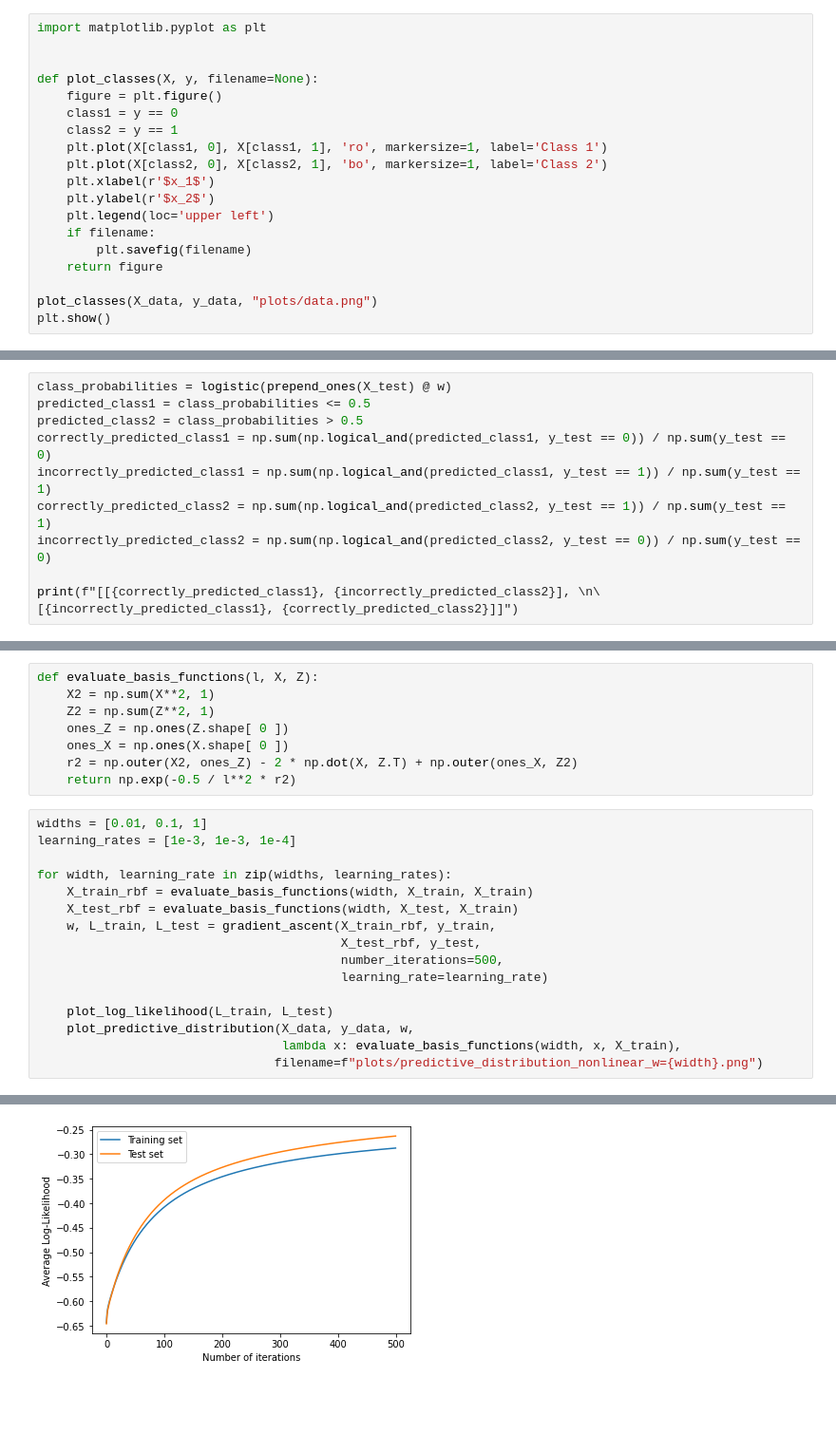
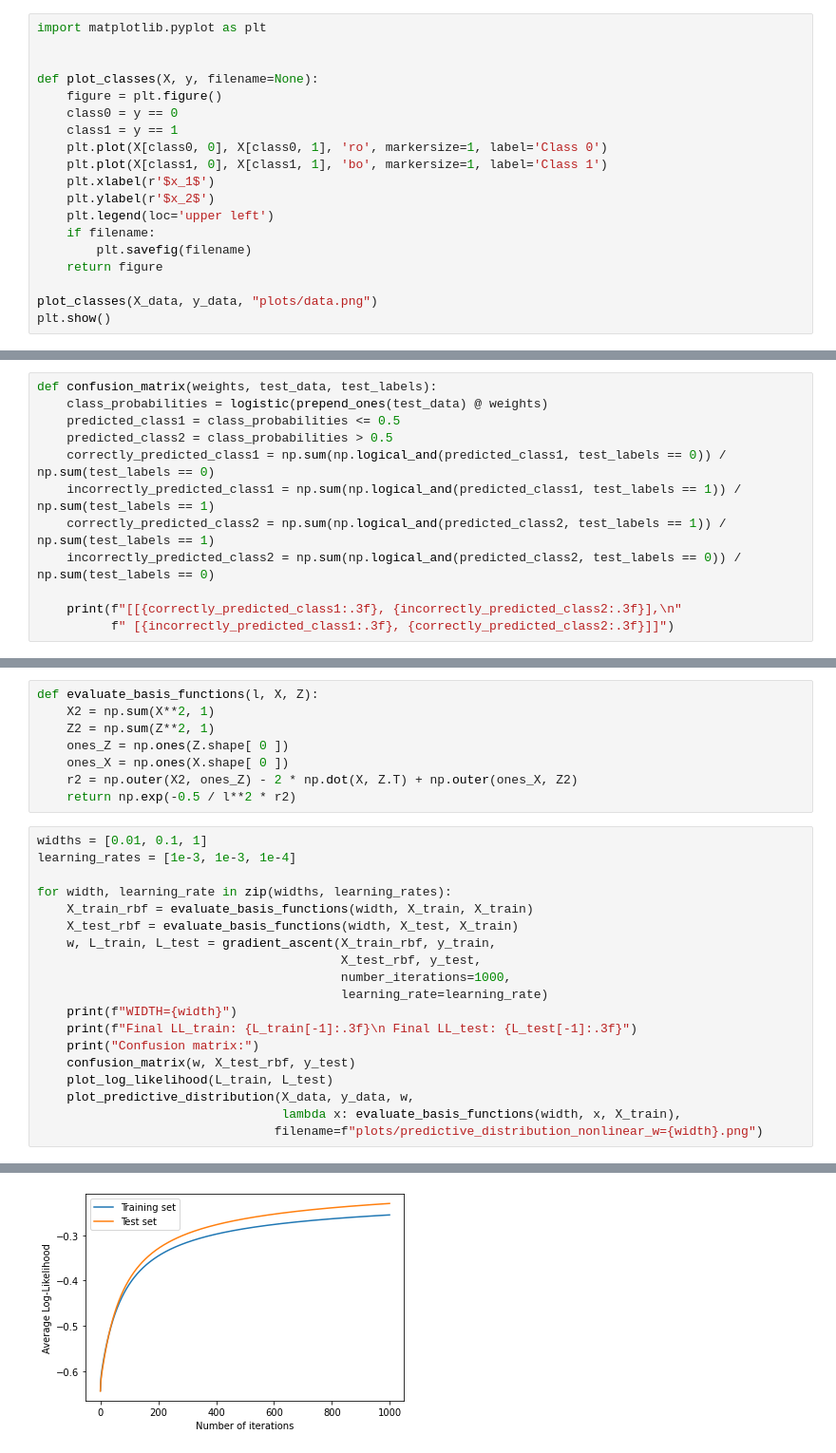
Before and after one commit to theo-brown/bayesian-logistic-classifier, a Jupyter notebook: lab.ipynb, the cells around one changed output, grey strips where cells are left out. Shown: that part at 95% size. Cells and saved outputs as stored; diff of their text form; blank space fills up the shorter version.

Commit message:
Add final LL, confusion matrices, and plots for non-linear classifier

```diff
--- a/lab.ipynb
+++ b/lab.ipynb
@@ -15,10 +15,10 @@ import matplotlib.pyplot as plt
 
 def plot_classes(X, y, filename=None):
     figure = plt.figure()
-    class1 = y == 0
-    class2 = y == 1
-    plt.plot(X[class1, 0], X[class1, 1], 'ro', markersize=1, label='Class 1')
-    plt.plot(X[class2, 0], X[class2, 1], 'bo', markersize=1, label='Class 2')
+    class0 = y == 0
+    class1 = y == 1
+    plt.plot(X[class0, 0], X[class0, 1], 'ro', markersize=1, label='Class 0')
+    plt.plot(X[class1, 0], X[class1, 1], 'bo', markersize=1, label='Class 1')
     plt.xlabel(r'$x_1$')
     plt.ylabel(r'$x_2$')
     plt.legend(loc='upper left')
@@ -100,11 +100,12 @@ plot_predictive_distribution(X_data, y_data, w, filename="plots/predictive_distr
 # %%
-class_probabilities = logistic(prepend_ones(X_test) @ w)
-predicted_class1 = class_probabilities <= 0.5
-predicted_class2 = class_probabilities > 0.5
-correctly_predicted_class1 = np.sum(np.logical_and(predicted_class1, y_test == 0)) / np.sum(y_test == 0)
-incorrectly_predicted_class1 = np.sum(np.logical_and(predicted_class1, y_test == 1)) / np.sum(y_test == 1)
-correctly_predicted_class2 = np.sum(np.logical_and(predicted_class2, y_test == 1)) / np.sum(y_test == 1)
-incorrectly_predicted_class2 = np.sum(np.logical_and(predicted_class2, y_test == 0)) / np.sum(y_test == 0)
+def confusion_matrix(weights, test_data, test_labels):
+    class_probabilities = logistic(prepend_ones(test_data) @ weights)
+    predicted_class1 = class_probabilities <= 0.5
+    predicted_class2 = class_probabilities > 0.5
+    correctly_predicted_class1 = np.sum(np.logical_and(predicted_class1, test_labels == 0)) / np.sum(test_labels == 0)
+    incorrectly_predicted_class1 = np.sum(np.logical_and(predicted_class1, test_labels == 1)) / np.sum(test_labels == 1)
+    correctly_predicted_class2 = np.sum(np.logical_and(predicted_class2, test_labels == 1)) / np.sum(test_labels == 1)
+    incorrectly_predicted_class2 = np.sum(np.logical_and(predicted_class2, test_labels == 0)) / np.sum(test_labels == 0)
 
-print(f"[[{correctly_predicted_class1}, {incorrectly_predicted_class2}], \n\
-[{incorrectly_predicted_class1}, {correctly_predicted_class2}]]")
+    print(f"[[{correctly_predicted_class1:.3f}, {incorrectly_predicted_class2:.3f}],\n"
+          f" [{incorrectly_predicted_class1:.3f}, {correctly_predicted_class2:.3f}]]")
@@ -147,9 +133,12 @@ for width, learning_rate in zip(widths, learning_rates):
     X_test_rbf = evaluate_basis_functions(width, X_test, X_train)
     w, L_train, L_test = gradient_ascent(X_train_rbf, y_train,
                                          X_test_rbf, y_test,
-                                         number_iterations=500,
+                                         number_iterations=1000,
                                          learning_rate=learning_rate)
-
+    print(f"WIDTH={width}")
+    print(f"Final LL_train: {L_train[-1]:.3f}\n Final LL_test: {L_test[-1]:.3f}")
+    print("Confusion matrix:")
+    confusion_matrix(w, X_test_rbf, y_test)
     plot_log_likelihood(L_train, L_test)
     plot_predictive_distribution(X_data, y_data, w,
                                  lambda x: evaluate_basis_functions(width, x, X_train),
@@ -162 +169 @@ for width, learning_rate in zip(widths, learning_rates):
-[figure, old version]
+[figure, new version]
```
Also changed, not shown: parts of 6 cells of this notebook.
